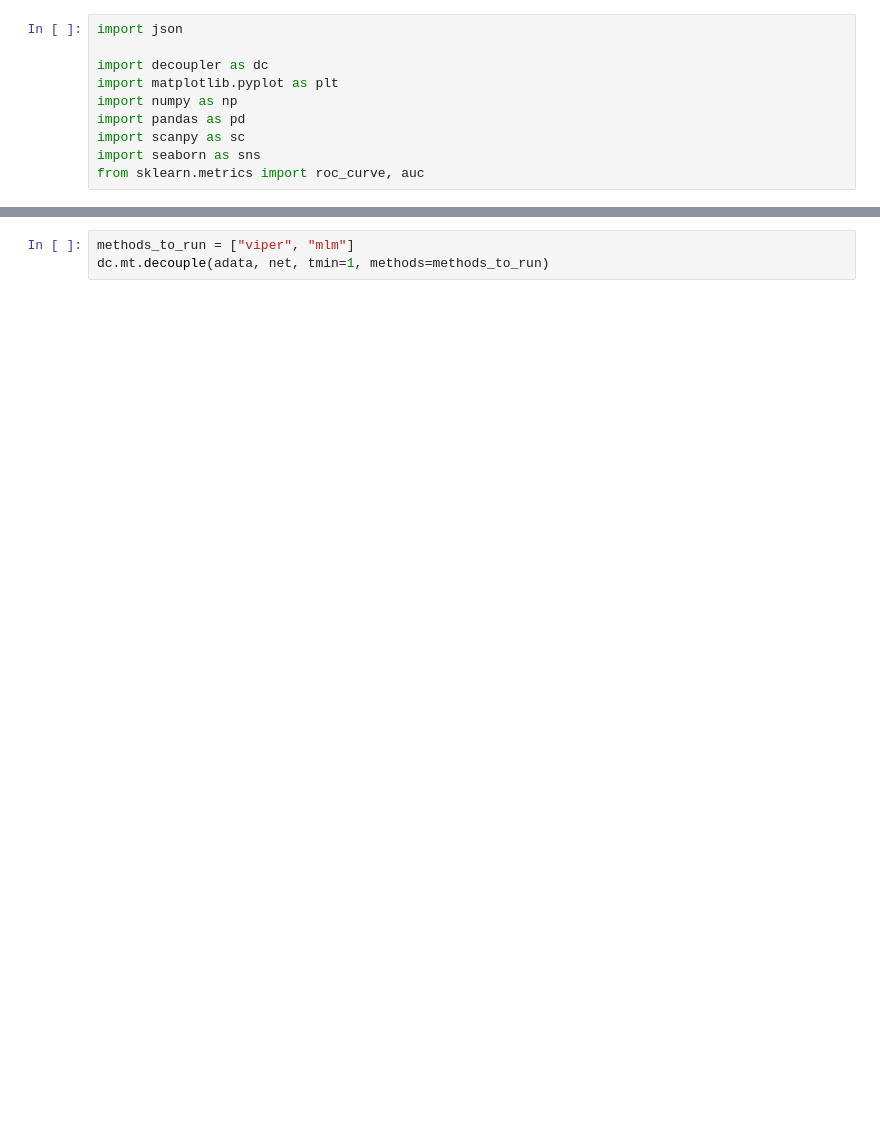
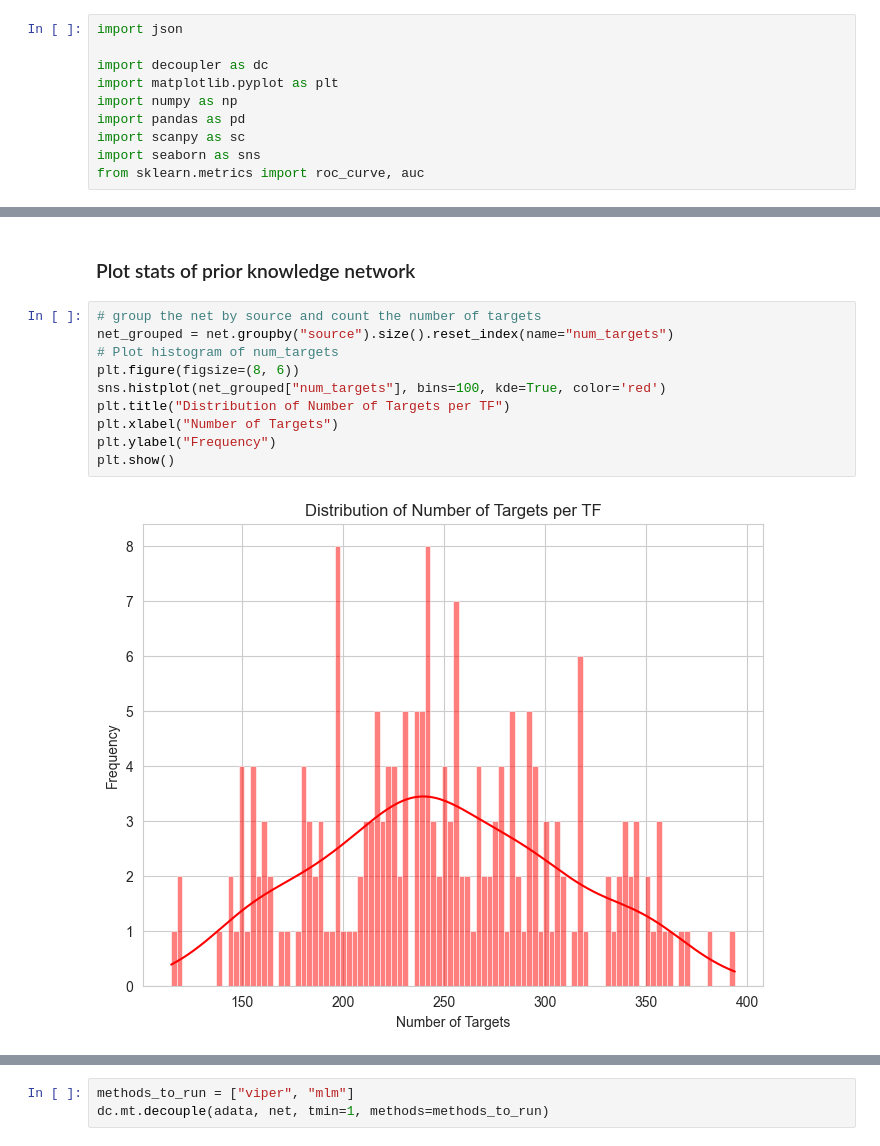
Before and after one commit to KisanThapa/scDataStatProject, a Jupyter notebook: roc_plot.ipynb, the cells around one changed output, grey strips where cells are left out. Cells and saved outputs as stored; diff of their text form; blank space fills up the shorter version.

```diff
--- a/roc_plot.ipynb
+++ b/roc_plot.ipynb
@@ -115,0 +112,14 @@ net.head()
+# %% [markdown]
+### Plot stats of prior knowledge network
+# %%
+# group the net by source and count the number of targets
+net_grouped = net.groupby("source").size().reset_index(name="num_targets")
+# Plot histogram of num_targets
+plt.figure(figsize=(8, 6))
+sns.histplot(net_grouped["num_targets"], bins=100, kde=True, color='red')
+plt.title("Distribution of Number of Targets per TF")
+plt.xlabel("Number of Targets")
+plt.ylabel("Frequency")
+plt.show()
+# %% [output]
+[figure, added]
```
Also changed, not shown: parts of 28 cells of this notebook, 8 other files.
